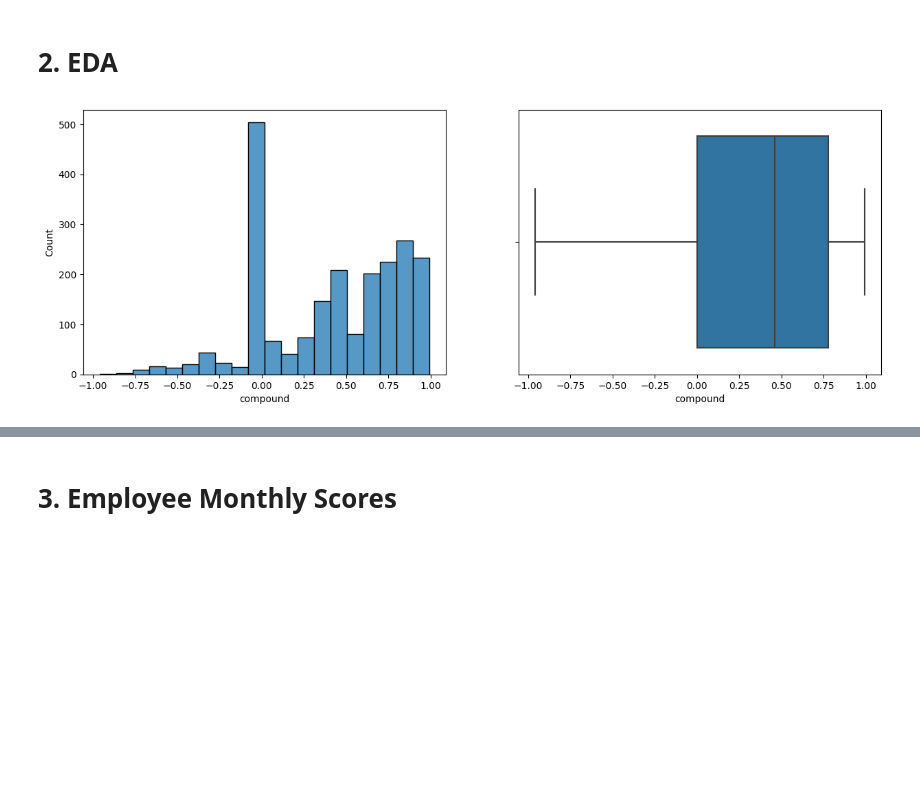
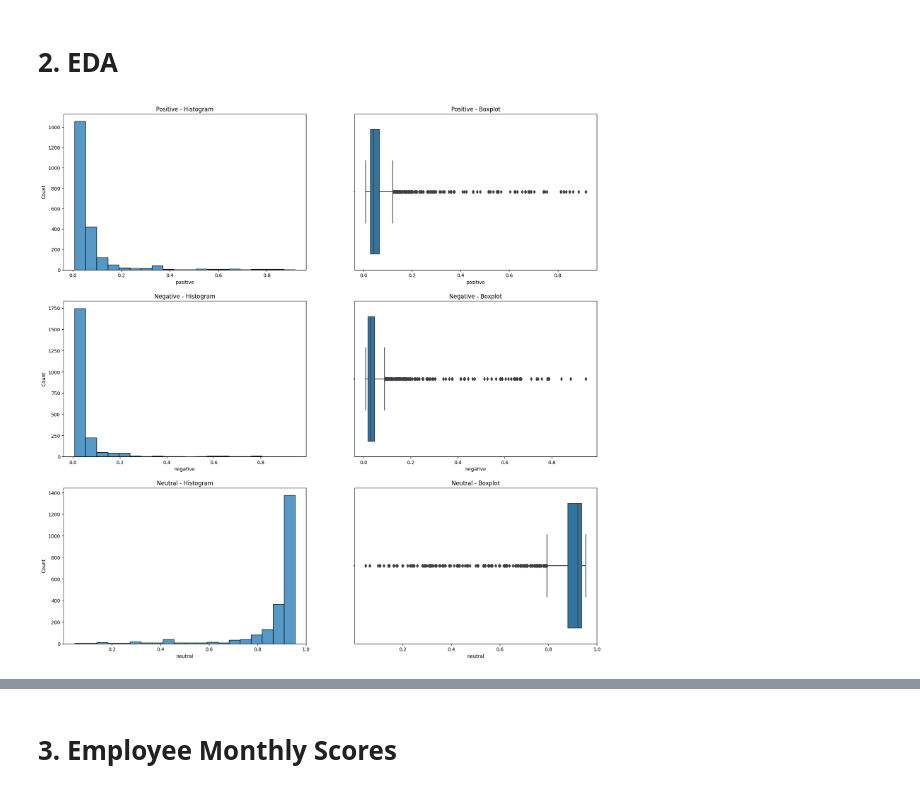
Before and after one commit to MoizPasha/SentimentScoreLinearRegression, a Jupyter notebook: SentimentAnalyser.ipynb, the cells around one changed output, grey strips where cells are left out. Drawn from its saved outputs; the diff is of its cells as text; code cells hidden in the pictures; blank space fills up the shorter version.

```diff
--- a/SentimentAnalyser.ipynb
+++ b/SentimentAnalyser.ipynb
@@ -65,0 +142,4 @@ df = pd.concat([df, sent_df], axis=1)
+# %%
+#sentiment labelling with argmax
+sent_cols = ['positive', 'negative', 'neutral']
+max_value = df[sent_cols].apply(lambda x: sent_cols[np.argmax(x)], axis=1).reset_index(drop=True).to_frame('max_value')
@@ -66,3 +150,17 @@ df = pd.concat([df, sent_df], axis=1)
+# %%
+def threshold(row,threshold=0.6):
+    if row['positive']>=0.6:
+        return 1
+    elif row['negative']>=0.6:
+        return -1
+    else:
+        return 0
+# %%
+#sentiment labelling with threshold
+thresh_value = df[sent_cols].apply(lambda x: threshold(x), axis=1).reset_index(drop=True).to_frame('thresh_value')
+# %%
+#concatenating the max_value and thres_value columns into the original dataset
+df=pd.concat([df, max_value,thresh_value], axis=1)
 # %%
 df.head()
 # %% [output]
@@ -76,10 +174,25 @@ df.head()
 # 2. EDA
 # %%
 #Plotting Compound Data to Find Trends
-fig,axs = plt.subplots(1,2,figsize=(15,5))
+fig,axs = plt.subplots(3,2,figsize=(20,20))
 
-sns.histplot(data=df, x='compound', bins=20,ax=axs[0])
-sns.boxplot(data=df,x ='compound',ax=axs[1])
+#positive
+sns.histplot(data=df, x='positive', bins=20,ax=axs[0][0])
+sns.boxplot(data=df,x ='positive',ax=axs[0][1])
+axs[0][0].set_title('Positive - Histogram')
+axs[0][1].set_title('Positive - Boxplot')
+
+#negative
+sns.histplot(data=df, x='negative', bins=20,ax=axs[1][0])
+sns.boxplot(data=df,x ='negative',ax=axs[1][1])
+axs[1][0].set_title('Negative - Histogram')
+axs[1][1].set_title('Negative - Boxplot')
+
+#neutral
+sns.histplot(data=df, x='neutral', bins=20,ax=axs[2][0])
+sns.boxplot(data=df,x ='neutral',ax=axs[2][1])
+axs[2][0].set_title('Neutral - Histogram')
+axs[2][1].set_title('Neutral - Boxplot')
 plt.show()
 # %% [output]
-[figure, old version]
+[figure, new version]
```
Also changed, not shown: parts of 81 cells of this notebook.
